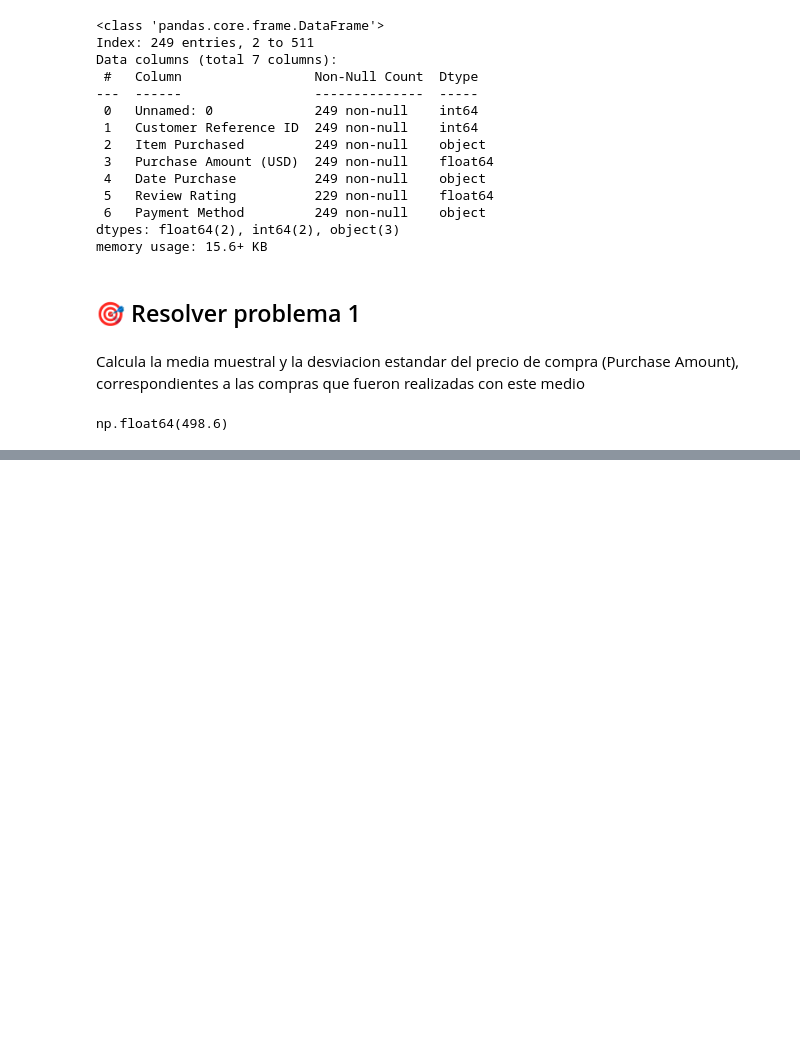
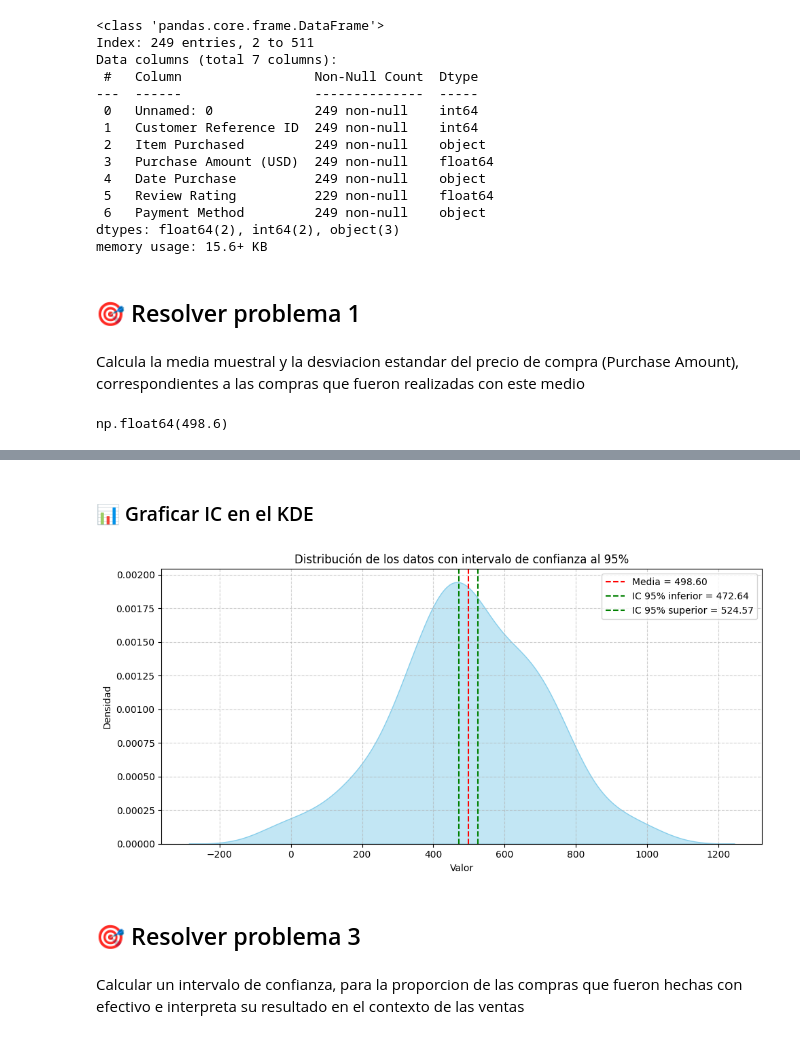
Before and after one commit to diadasiachilensis/data-science, a Jupyter notebook: ejercicios/6.ejercitacion-2/Evaluacion-formativa2.ipynb, the cells around one changed output, grey strips where cells are left out. Saved outputs shown, nothing was run; the diff lists cells and outputs as text; code cells hidden in the pictures; blank space fills up the shorter version.

```diff
--- a/ejercicios/6.ejercitacion-2/Evaluacion-formativa2.ipynb
+++ b/ejercicios/6.ejercitacion-2/Evaluacion-formativa2.ipynb
@@ -605,0 +685,22 @@ np.float64(498.6)
+# %% [markdown]
+### 📊 Graficar IC en el KDE
+# %%
+plt.figure(figsize=(10, 5))
+sns.kdeplot(data, fill=True, color='skyblue', alpha=0.5)
+plt.axvline(media, color='red', linestyle='--', label=f'Media = {media:.2f}')
+plt.axvline(lim_inferior, color='green', linestyle='--', label=f'IC 95% inferior = {lim_inferior:.2f}')
+plt.axvline(lim_superior, color='green', linestyle='--', label=f'IC 95% superior = {lim_superior:.2f}')
+plt.title('Distribución de los datos con intervalo de confianza al 95%')
+plt.xlabel('Valor')
+plt.ylabel('Densidad')
+plt.legend()
+plt.grid(True, linestyle='--', alpha=0.6)
+plt.tight_layout()
+plt.show()
+# %% [output]
+[figure, added]
+# %% [markdown]
+## 🎯 Resolver problema 3
+# %% [markdown]
+Calcular un intervalo de confianza, para la proporcion de las compras que fueron hechas con efectivo
+e interpreta su resultado en el contexto de las ventas
```
Also changed, not shown: parts of 9 cells of this notebook.
